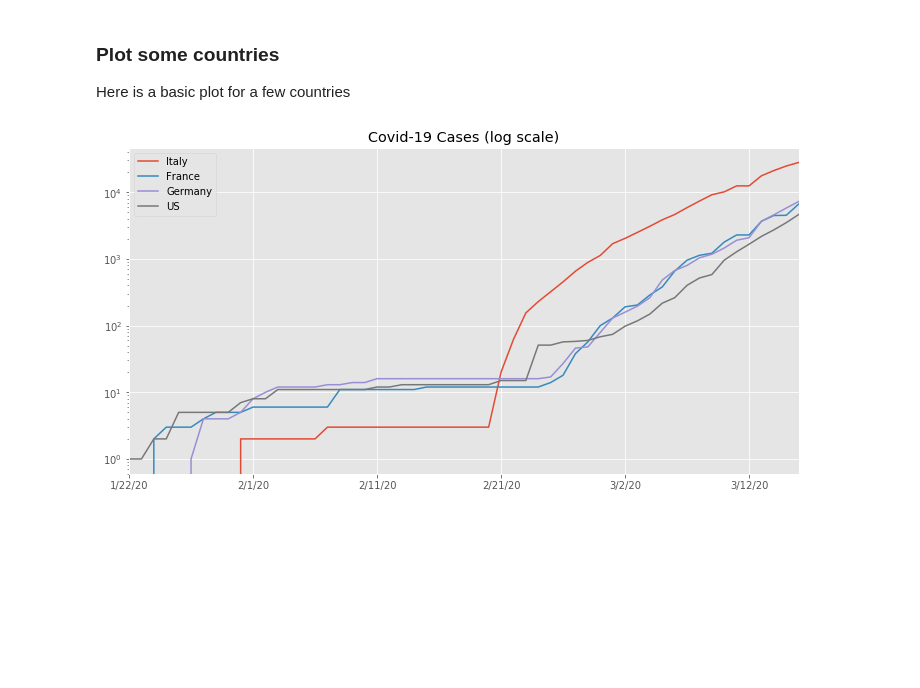
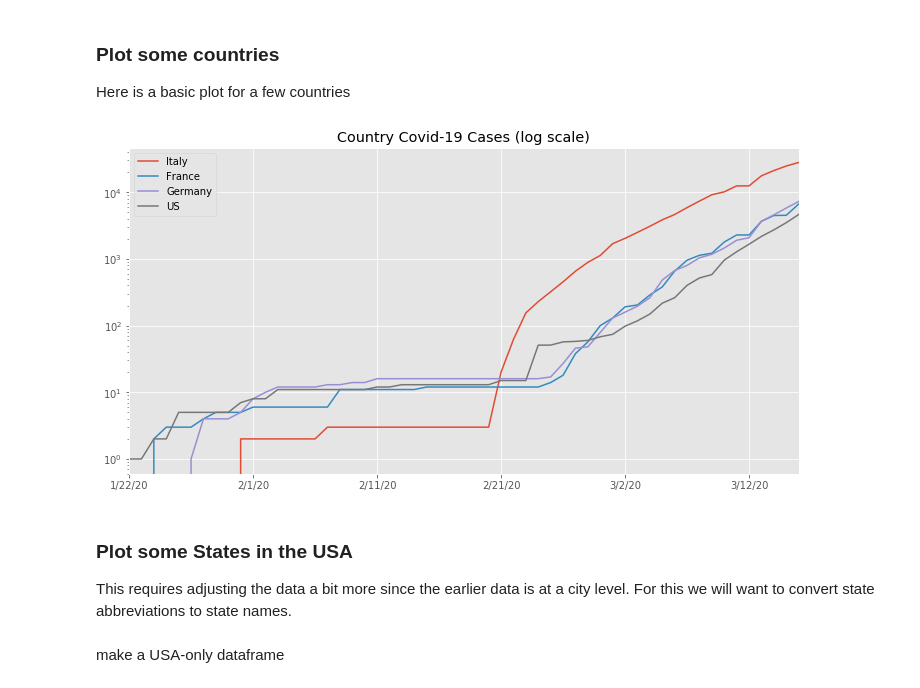
Before and after one commit to rogerallen/random_notebooks, a Jupyter notebook: covid19_plot.ipynb, the cells around one changed output. Cells and saved outputs as stored; diff of their text form; code cells hidden in the pictures; blank space fills up the shorter version.

Commit message:
Updated for US State plot.

```diff
--- a/covid19_plot.ipynb
+++ b/covid19_plot.ipynb
@@ -67,9 +68,14 @@ Here is a basic plot for a few countries
 # %%
 #countries = ["China","Korea, South","Japan","Italy","France","Germany","US"]
 countries = ["Italy","France","Germany","US"]
 for country in countries:
     cv19_sum_df[country].plot(label=country,figsize=(12,6),logy=True)
-plt.title("Covid-19 Cases (log scale)")
+plt.title("Country Covid-19 Cases (log scale)")
 x = plt.legend()
 # %% [output]
-[figure, old version]
+[figure, new version]
+# %% [markdown]
+### Plot some States in the USA
+
+This requires adjusting the data a bit more since the earlier data is at a city level.
+For this we will want to convert state abbreviations to state names.
@@ -75,0 +103,2 @@ x = plt.legend()
+# %% [markdown]
+make a USA-only dataframe
```
Also changed, not shown: parts of 7 cells of this notebook.
